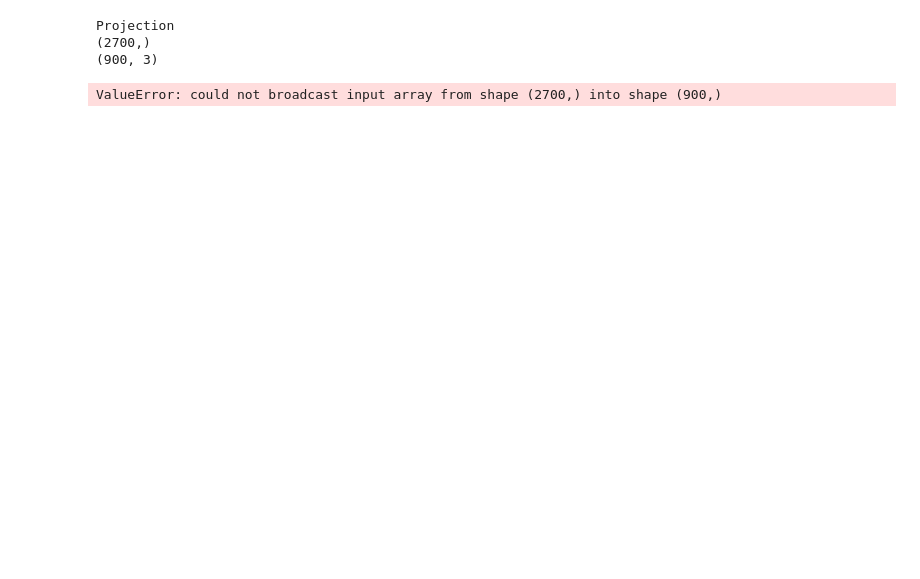
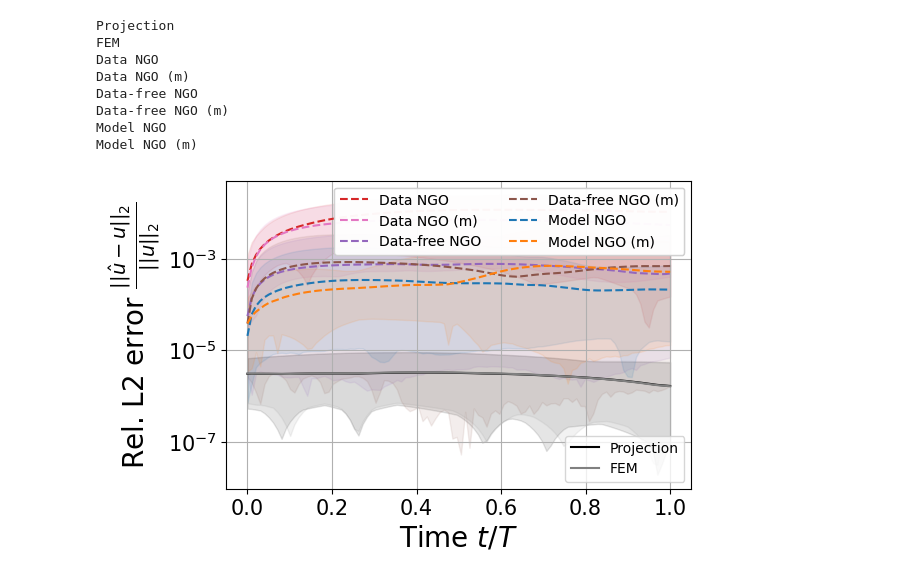
Before and after one commit to JoostHMPrins/ngo, a Jupyter notebook: analysisnotebooks/massconservation.ipynb, the cells around one changed output. Saved outputs shown, nothing was run; the diff lists cells and outputs as text; code cells hidden in the pictures; blank space fills up the shorter version.

```diff
--- a/analysisnotebooks/massconservation.ipynb
+++ b/analysisnotebooks/massconservation.ipynb
@@ -63,16 +63,16 @@ modelNGO_C = loadmodelfromlabel(model=NeuralOperator, label='modelNGO_C', logdir
 
 modeldict = {'Projection': projection,
              'FEM': FEM,
-              'NN': NN,
-              'FNO': FNO,
-              'DeepONet': DeepONet,
-             'VarMiON': VarMiON,
-            #'Data NGO': dataNGO,
-            'Data NGO': dataNGO_C,
-             # 'Data-free NGO': datafreeNGO,
-             'Data-free NGO': datafreeNGO_C,
-             # 'Model NGO': modelNGO,
-             'Model NGO': modelNGO_C}
+            #   'NN': NN,
+            #   'FNO': FNO,
+            #   'DeepONet': DeepONet,
+            #  'VarMiON': VarMiON,
+            'Data NGO': dataNGO,
+            'Data NGO (m)': dataNGO_C,
+            'Data-free NGO': datafreeNGO,
+            'Data-free NGO (m)': datafreeNGO_C,
+            'Model NGO': modelNGO,
+            'Model NGO (m)': modelNGO_C}
 # %%
 N_samples = 10
 n_timesteps = 100
@@ -89,11 +89,14 @@ size_title = 20
 size_ticklabels = 15
 size_axeslabels = 20
 
-# quadrature = GaussLegendreQuadrature(n_elements=[1,3,3], Q=[3,30,30])
-quadrature = UniformQuadrature(Q=[3,30,30])
+quadrature = GaussLegendreQuadrature(n_elements=[1,3,3], Q=[1,30,30])
+# quadrature = UniformQuadrature(Q=[1,30,30])
 x = quadrature.xi
 w = quadrature.w
 w = w*projection.hparams['Dt']
+
+quadrature_x = GaussLegendreQuadrature(n_elements=[3,3], Q=[30,30])
+w_x = quadrature_x.w
 
 linestyles=['-','-','--','--','--','--','--','--','--','--','--','--','--','--','--']
 colors = ['black','grey','C0','C1','C2','C3','C4','C5','C6','C7','C8']
@@ -117,10 +120,13 @@ for model in modeldict:
     modeldict[str(model)].timestep = 0
     x_scaled = np.copy(x)
     x_scaled[:,0] = x_scaled[:,0]*modeldict[str(model)].hparams['Dt']
+
     for i in range(n_timesteps):
-        u_exact = modeldict[str(model)].compute_true_mass(u, x_scaled[:,0])
-        u_hat = modeldict[str(model)].compute_mass(theta, f, etab, etat, gl, gr, u0, x[:,0], u)
-        L2_scaled_array = weightedrelativeL2_set(w, u_hat, u_exact)
+        u_exact = discretize_functions(u, x_scaled).reshape((len(u),30*30))
+        u_hat = modeldict[str(model)].simforward(theta, f, etab, etat, gl, gr, u0, x, u).reshape((len(u),30*30))
+        m_exact = opt_einsum.contract('q,Nq->N', w_x, u_exact)
+        m_hat = opt_einsum.contract('q,Nq->N', w_x, u_hat)
+        L2_scaled_array = np.abs(m_hat - m_exact)
         L2_scaled_avg[m,i] = np.average(L2_scaled_array)
         q_l = np.quantile(L2_scaled_array, q_low)
         q_h = np.quantile(L2_scaled_array, q_high)
@@ -131,35 +137,40 @@ for model in modeldict:
     m+=1
 
 fig, ax = plt.subplots(1,1, figsize=(6, 4))
 fig.subplots_adjust(left=None, bottom=None, right=None, top=None, wspace=0.4, hspace=0.4)
 
 plots = []
 m=0
 ax.tick_params(axis='both', labelsize=size_ticklabels)
 ax.set_xlabel(r'Time $t/T$', fontsize=size_axeslabels)
 ax.set_ylabel(r'Rel. L2 error $\frac{||\hat{u}-u||_2}{||u||_2}$', fontsize=size_axeslabels)
 ax.set_yscale('log')
 # ax.set_xlim(0, 1.05)
 ax.set_ylim(1e-6,1e2)
-ax.set_yticks([1e-6,1e-5,1e-4,1e-3,1e-2,1e-1,1e0,1e1,1e2])
+# ax.set_yticks([1e-6,1e-5,1e-4,1e-3,1e-2,1e-1,1e0,1e1,1e2])
 ax.grid()
 # ax.set_title('FNO', fontsize=size_title)
 for model in modeldict:
     # plots.append(ax.errorbar(t_values, L2_scaled_avg[m], yerr=yerr[m], fmt=".-", capsize=6, ms=15, label=str(model), color=colors[m], linestyle=linestyles[m]))
     plots.append(ax.plot(t_values, L2_scaled_avg[m], label=str(model), color=colors[m], linestyle=linestyles[m])[0])
     ax.fill_between(t_values, yerr[m,0,:], yerr[m,1,:], alpha=0.1, color=colors[m])
     m+=1
 # plt.legend(fontsize=10, ncols=1)
 legend1 = ax.legend(handles=plots[0:2],fontsize=10, ncols=1, loc='lower right')
 plt.gca().add_artist(legend1)
 legend2 = ax.legend(handles=plots[2:],fontsize=10, ncols=2, loc='upper right')
 plt.gca().add_artist(legend2)
 
-plt.savefig("errorovertime.svg", bbox_inches='tight')#, transparent=True)
+# plt.savefig("errorovertime.svg", bbox_inches='tight')#, transparent=True)
 
 plt.show()
 # %% [output]
 Projection
-(2700,)
-(900, 3)
+FEM
+Data NGO
+Data NGO (m)
+Data-free NGO
+Data-free NGO (m)
+Model NGO
+Model NGO (m)
-ValueError: could not broadcast input array from shape (2700,) into shape (900,)
+[figure, added]
```
Also changed, not shown: 8 other files.
